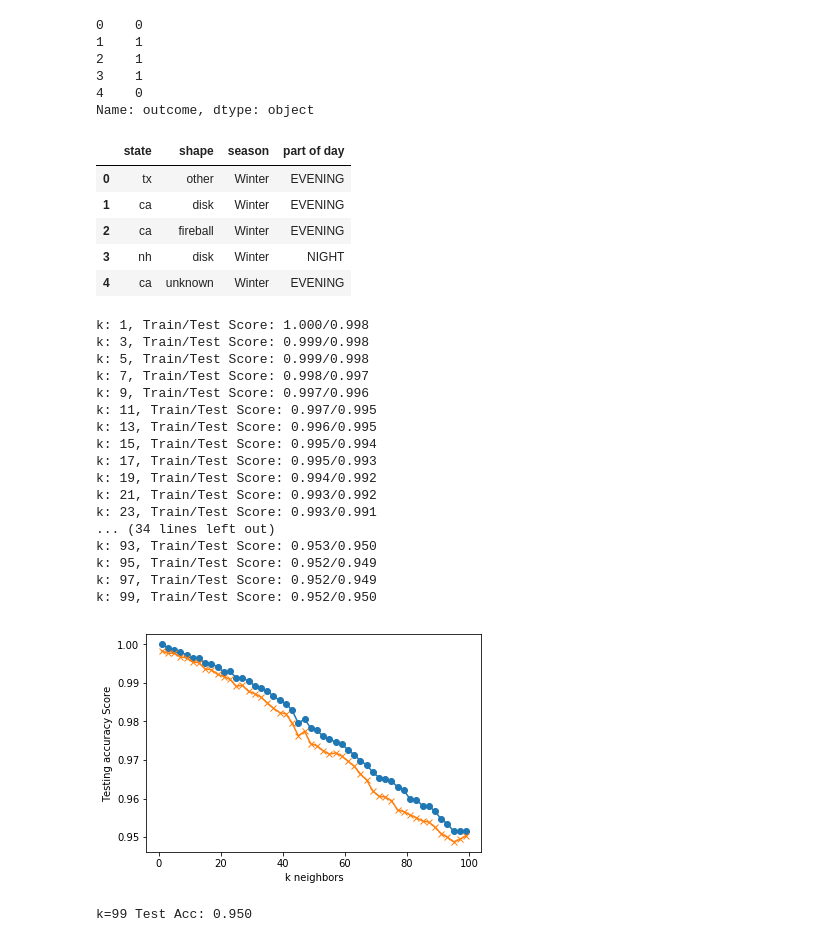
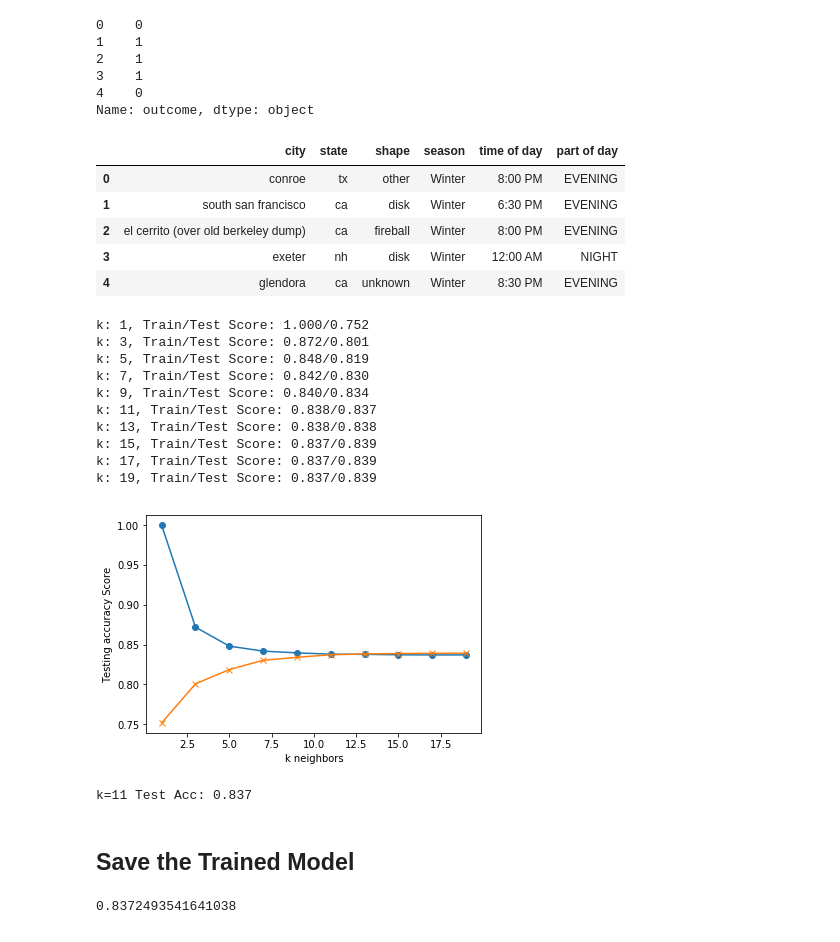
Before and after one commit to lucyhohler/Final-Project---Data-Analytics, a Jupyter notebook: KNN_Model_Working.ipynb, the cells around one changed output. Saved outputs shown, nothing was run; the diff lists cells and outputs as text; code cells hidden in the pictures.

Commit message:
saving KNN model

```diff
--- a/KNN_Model_Working.ipynb
+++ b/KNN_Model_Working.ipynb
@@ -30,4 +30,4 @@ df.head(20)
 # %%
-df = df.drop(columns=["datetime", "city", "country", "duration (seconds)", "duration (hours/min)", "comments", "date posted", "latitude", "longitude ", "month", "time of day"])
+df = df.drop(columns=["datetime", "country", "duration (seconds)", "duration (hours/min)", "comments", "date posted", "latitude", "longitude ", "month"])
 df.head()
 # %% [output]
@@ -91,12 +91,12 @@ data = df.drop("outcome", axis=1)
 feature_names = data.columns
 data.head()
 # %% [output]
-|  | state | shape | season | part of day |
-| 0 | tx | other | Winter | EVENING |
-| 1 | ca | disk | Winter | EVENING |
-| 2 | ca | fireball | Winter | EVENING |
-| 3 | nh | disk | Winter | NIGHT |
-| 4 | ca | unknown | Winter | EVENING |
+|  | city | state | shape | season | time of day | part of day |
+| 0 | conroe | tx | other | Winter | 8:00 PM | EVENING |
+| 1 | south san francisco | ca | disk | Winter | 6:30 PM | EVENING |
+| 2 | el cerrito (over old berkeley dump) | ca | fireball | Winter | 8:00 PM | EVENING |
+| 3 | exeter | nh | disk | Winter | 12:00 AM | NIGHT |
+| 4 | glendora | ca | unknown | Winter | 8:30 PM | EVENING |
 # %%
 from sklearn.preprocessing import LabelEncoder
 
@@ -107,46 +107,41 @@ X_train, X_test, y_train, y_test = train_test_split(data, target, random_state=4
 # %%
 # Loop through different k values to see which has the highest accuracy
 # Note: We only use odd numbers because we don't want any ties
 train_scores = []
 test_scores = []
-for k in range(1, 100, 2):
+for k in range(1, 20, 2):
     knn = KNeighborsClassifier(n_neighbors=k)
     knn.fit(X_train, y_train)
     train_score = knn.score(X_train, y_train)
     test_score = knn.score(X_test, y_test)
     train_scores.append(train_score)
     test_scores.append(test_score)
     print(f"k: {k}, Train/Test Score: {train_score:.3f}/{test_score:.3f}")
 
 
-plt.plot(range(1, 100, 2), train_scores, marker='o')
-plt.plot(range(1, 100, 2), test_scores, marker="x")
+plt.plot(range(1, 20, 2), train_scores, marker='o')
+plt.plot(range(1, 20, 2), test_scores, marker="x")
 plt.xlabel("k neighbors")
 plt.ylabel("Testing accuracy Score")
 plt.show()
 # %% [output]
-k: 1, Train/Test Score: 1.000/0.998
-k: 3, Train/Test Score: 0.999/0.998
-k: 5, Train/Test Score: 0.999/0.998
-k: 7, Train/Test Score: 0.998/0.997
-k: 9, Train/Test Score: 0.997/0.996
-k: 11, Train/Test Score: 0.997/0.995
-k: 13, Train/Test Score: 0.996/0.995
-k: 15, Train/Test Score: 0.995/0.994
-k: 17, Train/Test Score: 0.995/0.993
-k: 19, Train/Test Score: 0.994/0.992
-k: 21, Train/Test Score: 0.993/0.992
-k: 23, Train/Test Score: 0.993/0.991
-... (34 lines left out)
-k: 93, Train/Test Score: 0.953/0.950
-k: 95, Train/Test Score: 0.952/0.949
-k: 97, Train/Test Score: 0.952/0.949
-k: 99, Train/Test Score: 0.952/0.950
+k: 1, Train/Test Score: 1.000/0.752
+k: 3, Train/Test Score: 0.872/0.801
+k: 5, Train/Test Score: 0.848/0.819
+k: 7, Train/Test Score: 0.842/0.830
+k: 9, Train/Test Score: 0.840/0.834
+k: 11, Train/Test Score: 0.838/0.837
+k: 13, Train/Test Score: 0.838/0.838
+k: 15, Train/Test Score: 0.837/0.839
+k: 17, Train/Test Score: 0.837/0.839
+k: 19, Train/Test Score: 0.837/0.839
-[figure, old version]
+[figure, new version]
 # %%
 # Note that k: 99 seems to be the best choice for this dataset
-knn = KNeighborsClassifier(n_neighbors=99)
+knn = KNeighborsClassifier(n_neighbors=11)
 knn.fit(X_train, y_train)
-print('k=99 Test Acc: %.3f' % knn.score(X_test, y_test))
+print('k=11 Test Acc: %.3f' % knn.score(X_test, y_test))
 # %% [output]
-k=99 Test Acc: 0.950
+k=11 Test Acc: 0.837
+# %% [markdown]
+## Save the Trained Model
@@ -152,0 +155,8 @@ k=99 Test Acc: 0.950
+# %%
+# change file name and load test data
+filename = 'knn_model.sav'
+loaded_model = pickle.load(open(filename, 'rb'))
+result = loaded_model.score(X_test, y_test)
+print(result)
+# %% [output]
+0.8372493541641038
```
Also changed, not shown: parts of 6 cells of this notebook, 1 other file.
